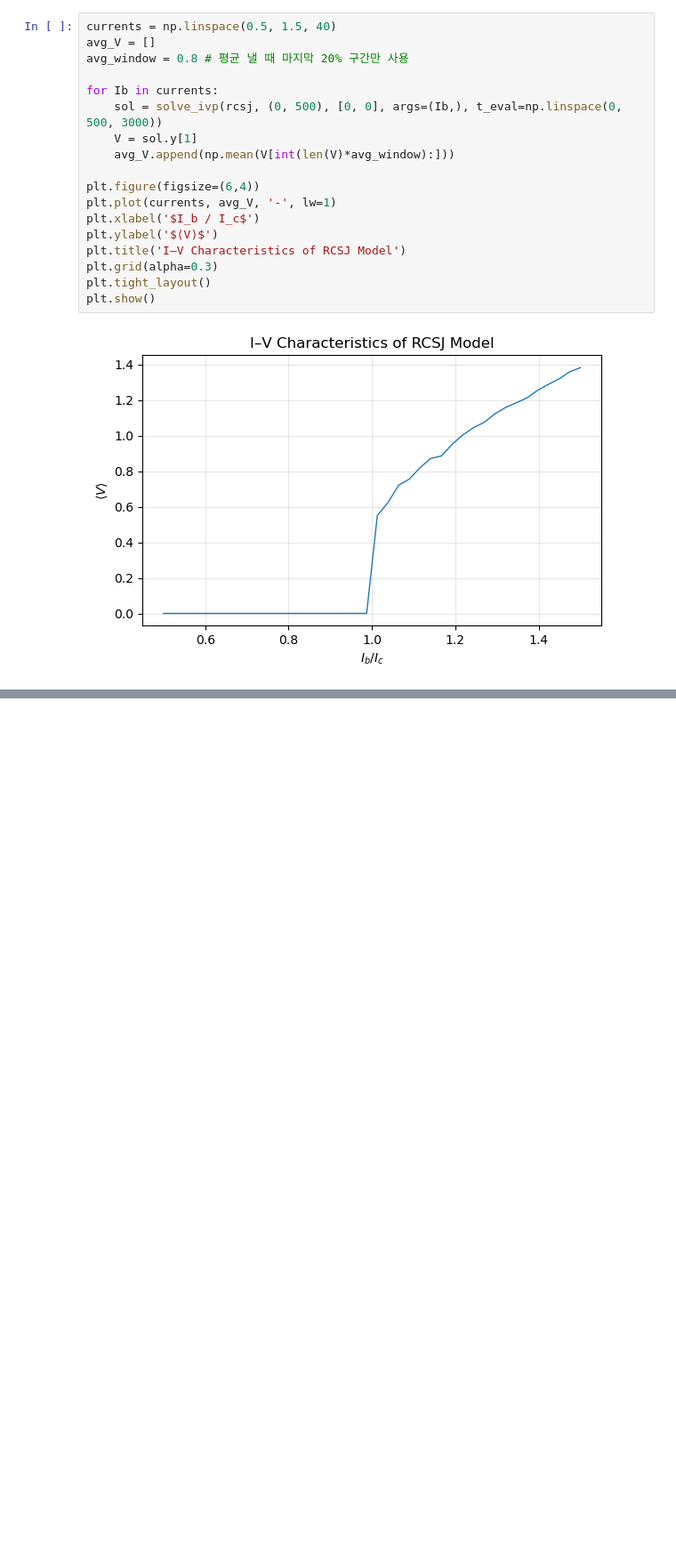
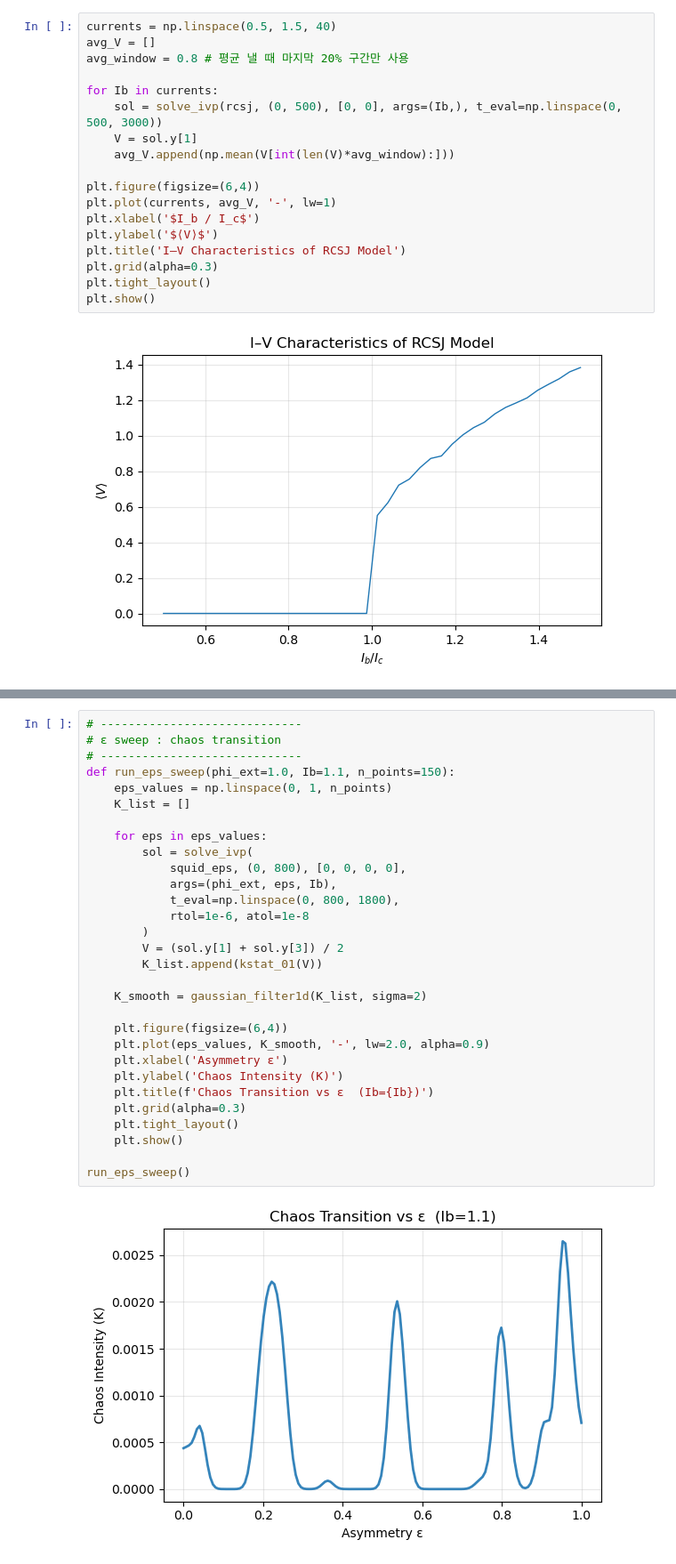
Before and after one commit to ehdwns0621-bot/Coupled-RCSJ-equations-for-a-DC_SQUID, a Jupyter notebook: 발표1.ipynb, the cells around one changed output, grey strips where cells are left out. Shown: that part at 89% size. Saved outputs shown, nothing was run; the diff lists cells and outputs as text; blank space fills up the shorter version.

```diff
--- a/발표1.ipynb
+++ b/발표1.ipynb
@@ -161,0 +149,32 @@ plt.show()
+# %%
+# -----------------------------
+# ε sweep : chaos transition
+# -----------------------------
+def run_eps_sweep(phi_ext=1.0, Ib=1.1, n_points=150):
+    eps_values = np.linspace(0, 1, n_points)
+    K_list = []
+
+    for eps in eps_values:
+        sol = solve_ivp(
+            squid_eps, (0, 800), [0, 0, 0, 0],
+            args=(phi_ext, eps, Ib),
+            t_eval=np.linspace(0, 800, 1800),
+            rtol=1e-6, atol=1e-8
+        )
+        V = (sol.y[1] + sol.y[3]) / 2
+        K_list.append(kstat_01(V))
+
+    K_smooth = gaussian_filter1d(K_list, sigma=2)
+
+    plt.figure(figsize=(6,4))
+    plt.plot(eps_values, K_smooth, '-', lw=2.0, alpha=0.9)
+    plt.xlabel('Asymmetry ε')
+    plt.ylabel('Chaos Intensity (K)')
+    plt.title(f'Chaos Transition vs ε  (Ib={Ib})')
+    plt.grid(alpha=0.3)
+    plt.tight_layout()
+    plt.show()
+
+run_eps_sweep()
+# %% [output]
+[figure, added]
```
Also changed, not shown: parts of 5 cells of this notebook.
